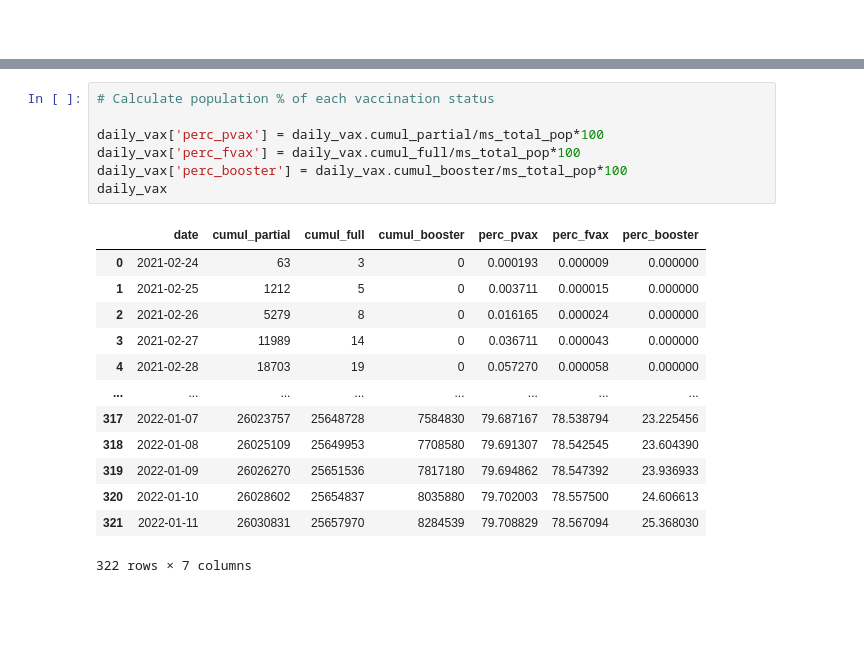
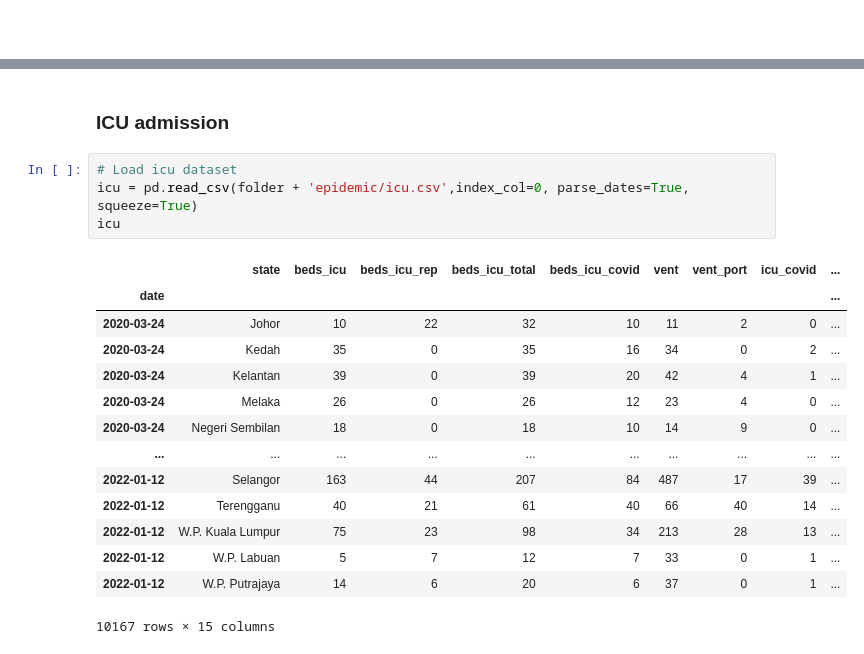
Before and after one commit to Karmen-Tee/covid19-public, a Jupyter notebook: Descriptive Analysis.ipynb, the cells around one changed output, grey strips where cells are left out. Cells and saved outputs as stored; diff of their text form; blank space fills up the shorter version.

```diff
--- a/Descriptive Analysis.ipynb
+++ b/Descriptive Analysis.ipynb
@@ -699,21 +560,21 @@ daily_vax
-# %%
-# Calculate population % of each vaccination status
-
-daily_vax['perc_pvax'] = daily_vax.cumul_partial/ms_total_pop*100
-daily_vax['perc_fvax'] = daily_vax.cumul_full/ms_total_pop*100
-daily_vax['perc_booster'] = daily_vax.cumul_booster/ms_total_pop*100
-daily_vax
-# %% [output]
-|  | date | cumul_partial | cumul_full | cumul_booster | perc_pvax | perc_fvax | perc_booster |
-| 0 | 2021-02-24 | 63 | 3 | 0 | 0.000193 | 0.000009 | 0.000000 |
-| 1 | 2021-02-25 | 1212 | 5 | 0 | 0.003711 | 0.000015 | 0.000000 |
-| 2 | 2021-02-26 | 5279 | 8 | 0 | 0.016165 | 0.000024 | 0.000000 |
-| 3 | 2021-02-27 | 11989 | 14 | 0 | 0.036711 | 0.000043 | 0.000000 |
-| 4 | 2021-02-28 | 18703 | 19 | 0 | 0.057270 | 0.000058 | 0.000000 |
-| ... | ... | ... | ... | ... | ... | ... | ... |
-| 317 | 2022-01-07 | 26023757 | 25648728 | 7584830 | 79.687167 | 78.538794 | 23.225456 |
-| 318 | 2022-01-08 | 26025109 | 25649953 | 7708580 | 79.691307 | 78.542545 | 23.604390 |
-| 319 | 2022-01-09 | 26026270 | 25651536 | 7817180 | 79.694862 | 78.547392 | 23.936933 |
-| 320 | 2022-01-10 | 26028602 | 25654837 | 8035880 | 79.702003 | 78.557500 | 24.606613 |
-| 321 | 2022-01-11 | 26030831 | 25657970 | 8284539 | 79.708829 | 78.567094 | 25.368030 |
-322 rows × 7 columns
+# %% [markdown]
+### ICU admission
+# %%
+# Load icu dataset
+icu = pd.read_csv(folder + 'epidemic/icu.csv',index_col=0, parse_dates=True, squeeze=True)
+icu
+# %% [output]
+|  | state | beds_icu | beds_icu_rep | beds_icu_total | beds_icu_covid | vent | vent_port | icu_covid | ... |
+| date |  |  |  |  |  |  |  |  | ... |
+| 2020-03-24 | Johor | 10 | 22 | 32 | 10 | 11 | 2 | 0 | ... |
+| 2020-03-24 | Kedah | 35 | 0 | 35 | 16 | 34 | 0 | 2 | ... |
+| 2020-03-24 | Kelantan | 39 | 0 | 39 | 20 | 42 | 4 | 1 | ... |
+| 2020-03-24 | Melaka | 26 | 0 | 26 | 12 | 23 | 4 | 0 | ... |
+| 2020-03-24 | Negeri Sembilan | 18 | 0 | 18 | 10 | 14 | 9 | 0 | ... |
+| ... | ... | ... | ... | ... | ... | ... | ... | ... | ... |
+| 2022-01-12 | Selangor | 163 | 44 | 207 | 84 | 487 | 17 | 39 | ... |
+| 2022-01-12 | Terengganu | 40 | 21 | 61 | 40 | 66 | 40 | 14 | ... |
+| 2022-01-12 | W.P. Kuala Lumpur | 75 | 23 | 98 | 34 | 213 | 28 | 13 | ... |
+| 2022-01-12 | W.P. Labuan | 5 | 7 | 12 | 7 | 33 | 0 | 1 | ... |
+| 2022-01-12 | W.P. Putrajaya | 14 | 6 | 20 | 6 | 37 | 0 | 1 | ... |
+10167 rows × 15 columns
```
Also changed, not shown: parts of 29 cells of this notebook.
